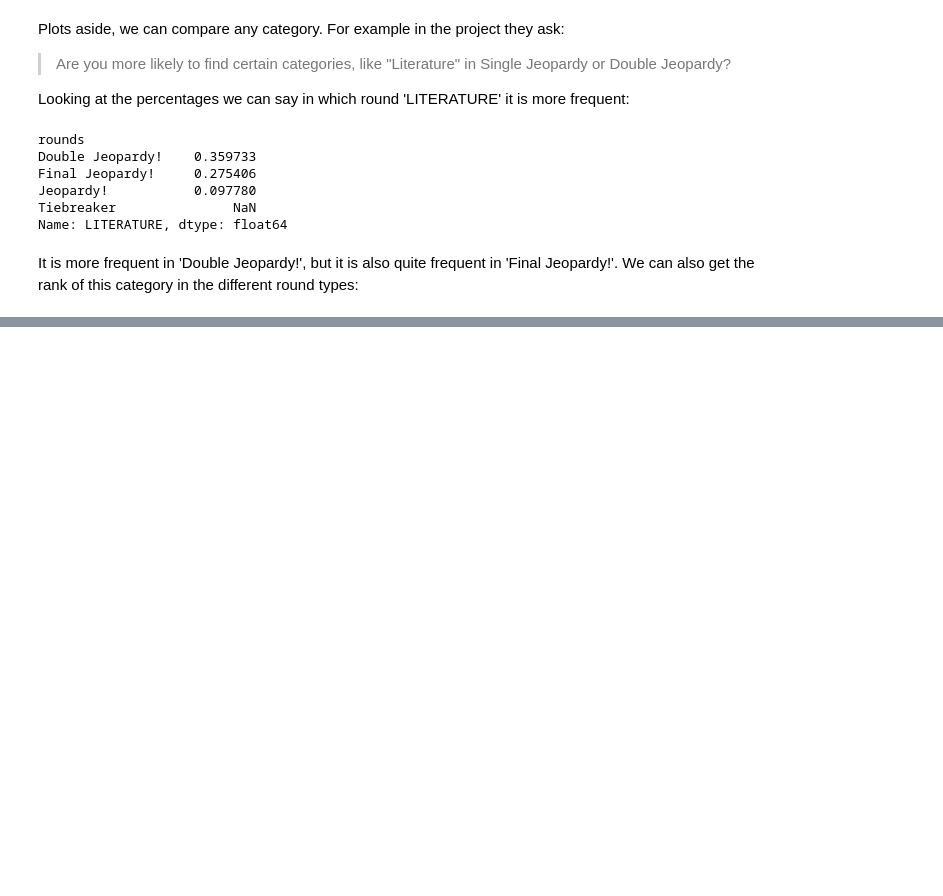
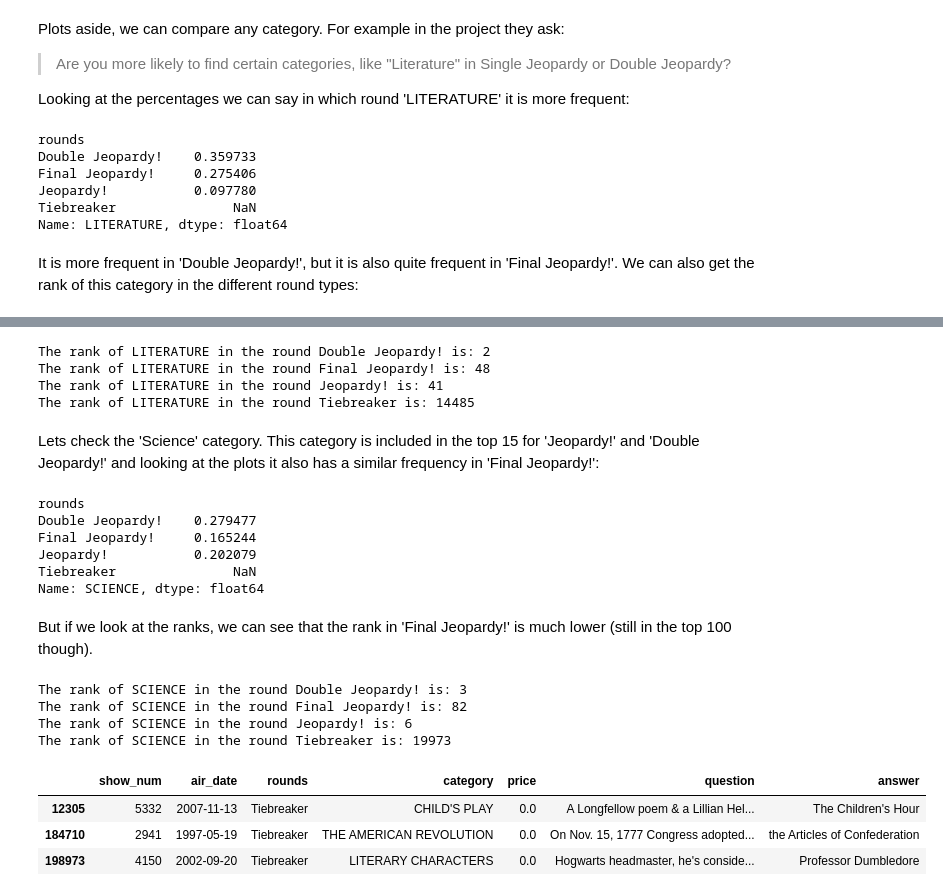
Before and after one commit to doriona/codecademy_data_manipulation_pandas, a Jupyter notebook: Data_Manipulation_Pandas_Jeopardy_Project.ipynb, the cells around one changed output, grey strips where cells are left out. Saved outputs shown, nothing was run; the diff lists cells and outputs as text; code cells hidden in the pictures; blank space fills up the shorter version.

```diff
--- a/Data_Manipulation_Pandas_Jeopardy_Project.ipynb
+++ b/Data_Manipulation_Pandas_Jeopardy_Project.ipynb
@@ -754,0 +728,34 @@ The rank of SCIENCE in the round Tiebreaker is: 19973
+# %%
+print_category_rank(top_categories_percent, round_type, 'LITERATURE')
+# %% [output]
+The rank of LITERATURE in the round Double Jeopardy! is: 2
+The rank of LITERATURE in the round Final Jeopardy! is: 48
+The rank of LITERATURE in the round Jeopardy! is: 41
+The rank of LITERATURE in the round Tiebreaker is: 14485
+# %% [markdown]
+Lets check the 'Science' category. This category is included in the top 15 for 'Jeopardy!' and 'Double Jeopardy!' and looking at the plots it also has a similar frequency in 'Final Jeopardy!':
+# %%
+top_categories_percent['Double Jeopardy!'].loc['SCIENCE']
+# %% [output]
+rounds
+Double Jeopardy!    0.279477
+Final Jeopardy!     0.165244
+Jeopardy!           0.202079
+Tiebreaker               NaN
+Name: SCIENCE, dtype: float64
+# %% [markdown]
+But if we look at the ranks, we can see that the rank in 'Final Jeopardy!' is much lower (still in the top 100 though).
+# %%
+print_category_rank(top_categories_percent, round_type, 'SCIENCE')
+# %% [output]
+The rank of SCIENCE in the round Double Jeopardy! is: 3
+The rank of SCIENCE in the round Final Jeopardy! is: 82
+The rank of SCIENCE in the round Jeopardy! is: 6
+The rank of SCIENCE in the round Tiebreaker is: 19973
+# %%
+jeopardy_data[jeopardy_data['rounds'] == 'Tiebreaker']
+# %% [output]
+|  | show_num | air_date | rounds | category | price | question | answer |
+| 12305 | 5332 | 2007-11-13 | Tiebreaker | CHILD'S PLAY | 0.0 | A Longfellow poem & a Lillian Hel... | The Children's Hour |
+| 184710 | 2941 | 1997-05-19 | Tiebreaker | THE AMERICAN REVOLUTION | 0.0 | On Nov. 15, 1777 Congress adopted... | the Articles of Confederation |
+| 198973 | 4150 | 2002-09-20 | Tiebreaker | LITERARY CHARACTERS | 0.0 | Hogwarts headmaster, he's conside... | Professor Dumbledore |
```
Also changed, not shown: parts of 30 cells of this notebook, 1 other file.
